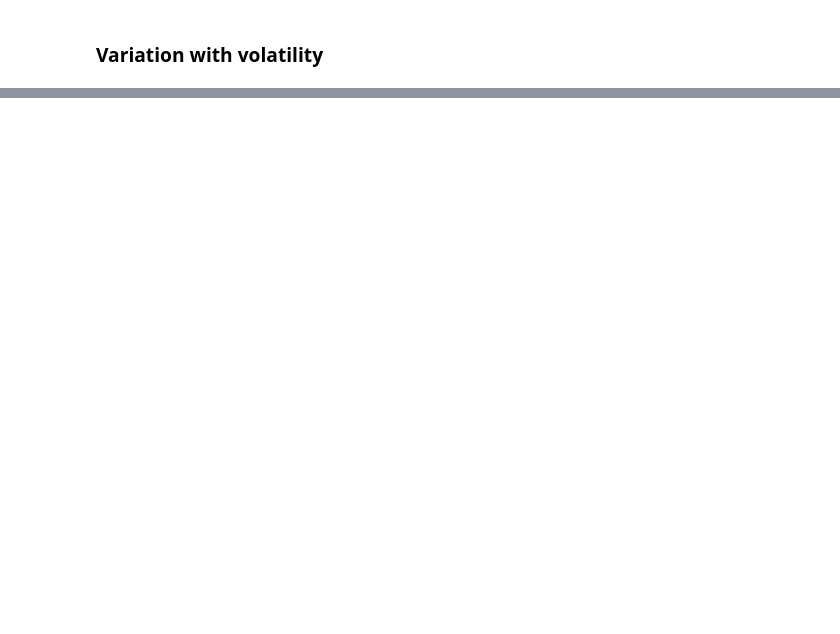
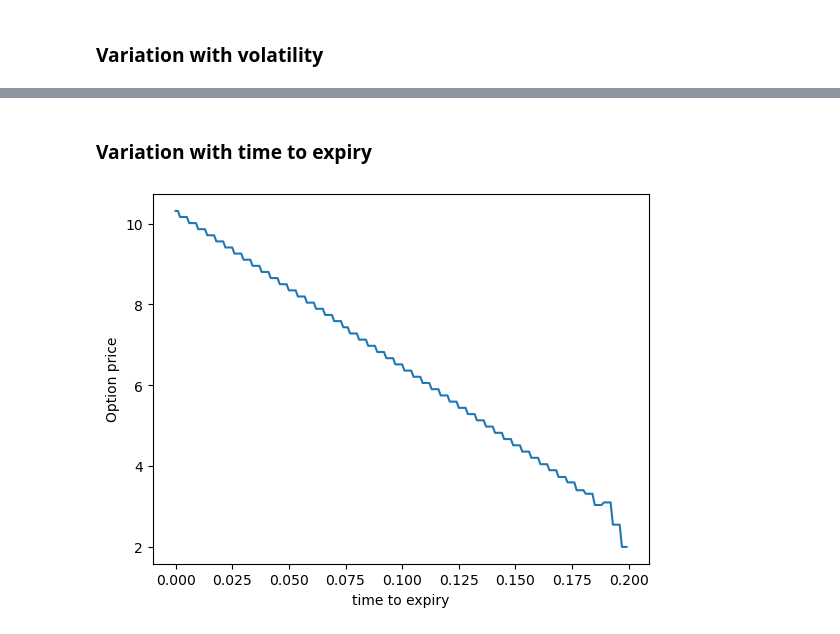
Before and after one commit to ansingh16/derivative_pricing, a Jupyter notebook: Code/Pricing.ipynb, the cells around one changed output, grey strips where cells are left out. Saved outputs shown, nothing was run; the diff lists cells and outputs as text; code cells hidden in the pictures; blank space fills up the shorter version.

Commit message:
variation of binomian studied

```diff
--- a/Code/Pricing.ipynb
+++ b/Code/Pricing.ipynb
@@ -104,0 +121,27 @@ SyntaxError: invalid syntax (2867008270.py, line 1)
+# %% [markdown]
+### Variation with time to expiry
+# %%
+from Option_pricing import Pricing_Models
+
+volatility = stock.EMAV85.values[-1]
+# options
+current_price = stock.Close[-1]
+strike_price = current_price+2
+risk_free_rate = 0.05
+Expiry = 0.2
+dt = 1/252.0
+
+option_price=[]
+timetowxp=np.arange(0,Expiry,0.001)
+for t in timetowxp:
+    models = Pricing_Models(strike_price, risk_free_rate, Expiry, volatility,dt)
+    option_price.append(models.binomial_pricing(current_price,t))
+
+fig,ax = plt.subplots(1,1)
+ax.set_xlabel(r'time to expiry')
+ax.set_ylabel(r'Option price')
+ax.plot(timetowxp,option_price)
+
+plt.show()
+# %% [output]
+[figure, added]
```
Also changed, not shown: parts of 7 cells of this notebook, 1 other file.
